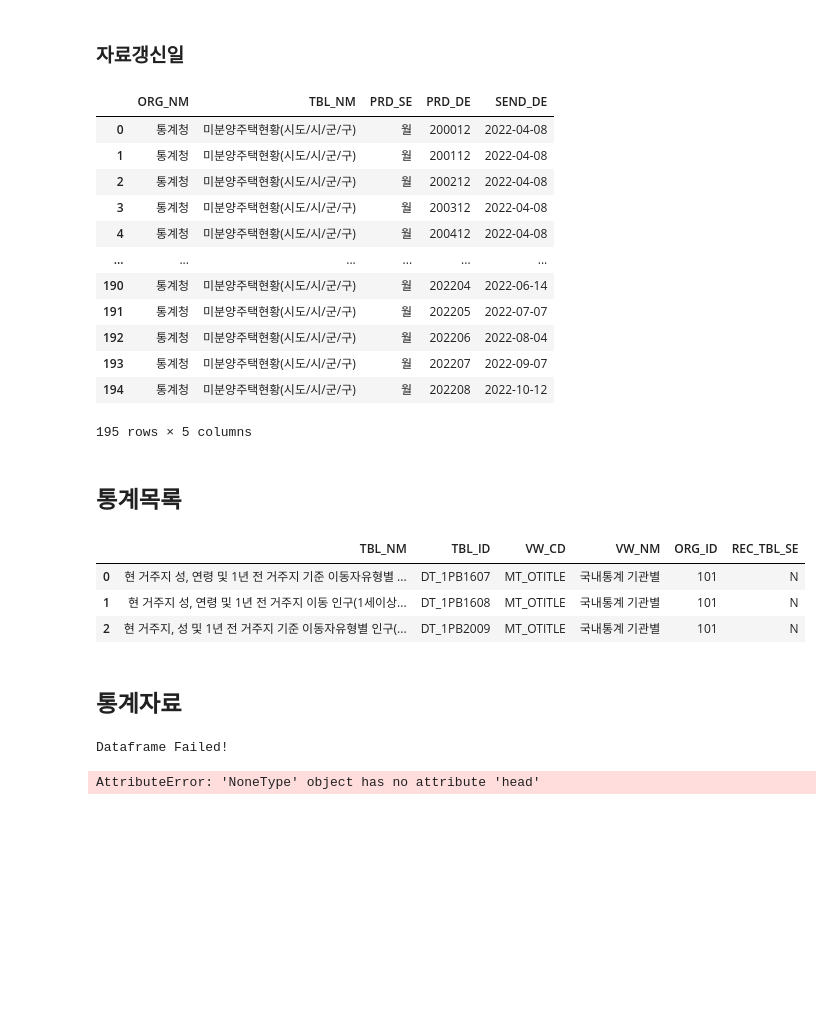
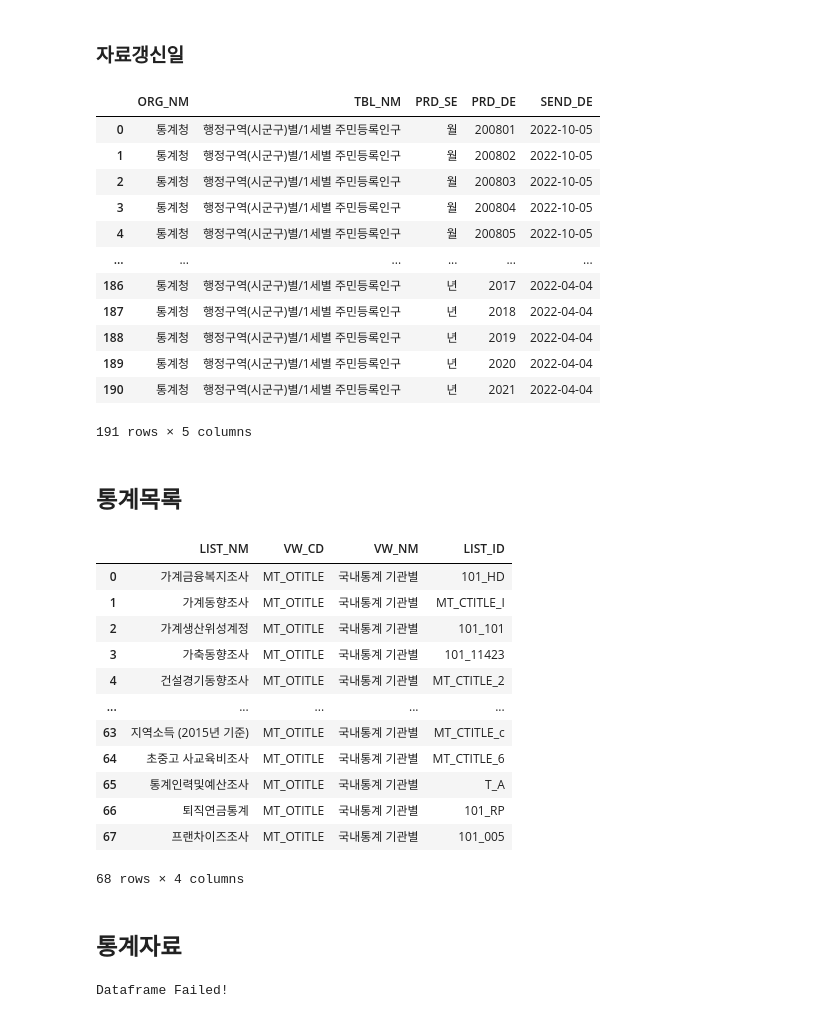
Before and after one commit to WooilJeong/PublicDataReader, a Jupyter notebook: test_kosis.ipynb, the cells around one changed output. Saved outputs shown, nothing was run; the diff lists cells and outputs as text; code cells hidden in the pictures; blank space fills up the shorter version.

```diff
--- a/test_kosis.ipynb
+++ b/test_kosis.ipynb
@@ -196,44 +195,53 @@ kosis = pdr.Kosis(_kosis, serviceName)
 # 파라미터
 detailServiceName = "자료갱신일"
 orgId = "101"
-tblId = "DT_1YL202001E"
+tblId = "DT_1B04006"
 
 # 데이터 조회
 df = kosis.get_data(orgId=orgId, tblId=tblId, detailServiceName=detailServiceName)
 df
 # %% [output]
 |  | ORG_NM | TBL_NM | PRD_SE | PRD_DE | SEND_DE |
-| 0 | 통계청 | 미분양주택현황(시도/시/군/구) | 월 | 200012 | 2022-04-08 |
-| 1 | 통계청 | 미분양주택현황(시도/시/군/구) | 월 | 200112 | 2022-04-08 |
-| 2 | 통계청 | 미분양주택현황(시도/시/군/구) | 월 | 200212 | 2022-04-08 |
-| 3 | 통계청 | 미분양주택현황(시도/시/군/구) | 월 | 200312 | 2022-04-08 |
-| 4 | 통계청 | 미분양주택현황(시도/시/군/구) | 월 | 200412 | 2022-04-08 |
+| 0 | 통계청 | 행정구역(시군구)별/1세별 주민등록인구 | 월 | 200801 | 2022-10-05 |
+| 1 | 통계청 | 행정구역(시군구)별/1세별 주민등록인구 | 월 | 200802 | 2022-10-05 |
+| 2 | 통계청 | 행정구역(시군구)별/1세별 주민등록인구 | 월 | 200803 | 2022-10-05 |
+| 3 | 통계청 | 행정구역(시군구)별/1세별 주민등록인구 | 월 | 200804 | 2022-10-05 |
+| 4 | 통계청 | 행정구역(시군구)별/1세별 주민등록인구 | 월 | 200805 | 2022-10-05 |
 | ... | ... | ... | ... | ... | ... |
-| 190 | 통계청 | 미분양주택현황(시도/시/군/구) | 월 | 202204 | 2022-06-14 |
-| 191 | 통계청 | 미분양주택현황(시도/시/군/구) | 월 | 202205 | 2022-07-07 |
-| 192 | 통계청 | 미분양주택현황(시도/시/군/구) | 월 | 202206 | 2022-08-04 |
-| 193 | 통계청 | 미분양주택현황(시도/시/군/구) | 월 | 202207 | 2022-09-07 |
-| 194 | 통계청 | 미분양주택현황(시도/시/군/구) | 월 | 202208 | 2022-10-12 |
+| 186 | 통계청 | 행정구역(시군구)별/1세별 주민등록인구 | 년 | 2017 | 2022-04-04 |
+| 187 | 통계청 | 행정구역(시군구)별/1세별 주민등록인구 | 년 | 2018 | 2022-04-04 |
+| 188 | 통계청 | 행정구역(시군구)별/1세별 주민등록인구 | 년 | 2019 | 2022-04-04 |
+| 189 | 통계청 | 행정구역(시군구)별/1세별 주민등록인구 | 년 | 2020 | 2022-04-04 |
+| 190 | 통계청 | 행정구역(시군구)별/1세별 주민등록인구 | 년 | 2021 | 2022-04-04 |
-195 rows × 5 columns
+191 rows × 5 columns
 # %% [markdown]
 ## 통계목록
 # %%
 # KOSIS OPEN API 인스턴스 생성
 serviceName = "통계목록"
 kosis = pdr.Kosis(_kosis, serviceName)
 
 # 파라미터
 vwCd = "MT_OTITLE"
-parentListId = "MT_CTITLE_A1_2015_1_10_30"
+parentListId = "101"
 
 # 데이터 조회
 df = kosis.get_data(vwCd=vwCd, parentListId=parentListId)
 df
 # %% [output]
-|  | TBL_NM | TBL_ID | VW_CD | VW_NM | ORG_ID | REC_TBL_SE |
-| 0 | 현 거주지 성, 연령 및 1년 전 거주지 기준 이동자유형별 ... | DT_1PB1607 | MT_OTITLE | 국내통계 기관별 | 101 | N |
-| 1 | 현 거주지 성, 연령 및 1년 전 거주지 이동 인구(1세이상... | DT_1PB1608 | MT_OTITLE | 국내통계 기관별 | 101 | N |
-| 2 | 현 거주지, 성 및 1년 전 거주지 기준 이동자유형별 인구(... | DT_1PB2009 | MT_OTITLE | 국내통계 기관별 | 101 | N |
+|  | LIST_NM | VW_CD | VW_NM | LIST_ID |
+| 0 | 가계금융복지조사 | MT_OTITLE | 국내통계 기관별 | 101_HD |
+| 1 | 가계동향조사 | MT_OTITLE | 국내통계 기관별 | MT_CTITLE_I |
+| 2 | 가계생산위성계정 | MT_OTITLE | 국내통계 기관별 | 101_101 |
+| 3 | 가축동향조사 | MT_OTITLE | 국내통계 기관별 | 101_11423 |
+| 4 | 건설경기동향조사 | MT_OTITLE | 국내통계 기관별 | MT_CTITLE_2 |
+| ... | ... | ... | ... | ... |
+| 63 | 지역소득 (2015년 기준) | MT_OTITLE | 국내통계 기관별 | MT_CTITLE_c |
+| 64 | 초중고 사교육비조사 | MT_OTITLE | 국내통계 기관별 | MT_CTITLE_6 |
+| 65 | 통계인력및예산조사 | MT_OTITLE | 국내통계 기관별 | T_A |
+| 66 | 퇴직연금통계 | MT_OTITLE | 국내통계 기관별 | 101_RP |
+| 67 | 프랜차이즈조사 | MT_OTITLE | 국내통계 기관별 | 101_005 |
+68 rows × 4 columns
 # %% [markdown]
 ## 통계자료
 # %%
@@ -243,16 +251,15 @@ kosis = pdr.Kosis(_kosis, serviceName)
 
 # 파라미터
 orgId = "101"
-tblId = "DT_1YL202001E"
-objL1 = "13102871087A.0002"
-itmId = "13103871087T1"
+tblId = "DT_1B04006"
+objL1 = "ITEM"
+itmId = "T2"
 prdSe = "M"
-startPrdDe = "201501"
+startPrdDe = "201801"
 endPrdDe = "202208"
 
 # 데이터 조회
 df = kosis.get_data(orgId=orgId, tblId=tblId, objL1=objL1, itmId=itmId, prdSe=prdSe, startPrdDe=startPrdDe, endPrdDe=endPrdDe)
-df.head()
+df
 # %% [output]
 Dataframe Failed!
-AttributeError: 'NoneType' object has no attribute 'head'
```
Also changed, not shown: parts of 9 cells of this notebook, 1 other file.
